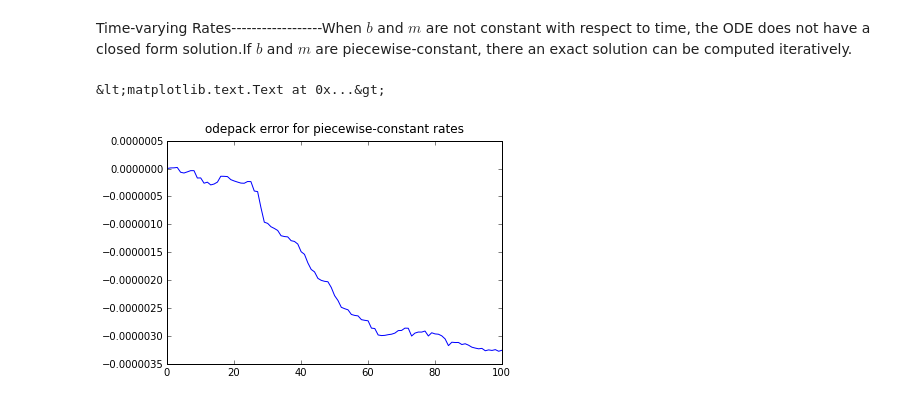
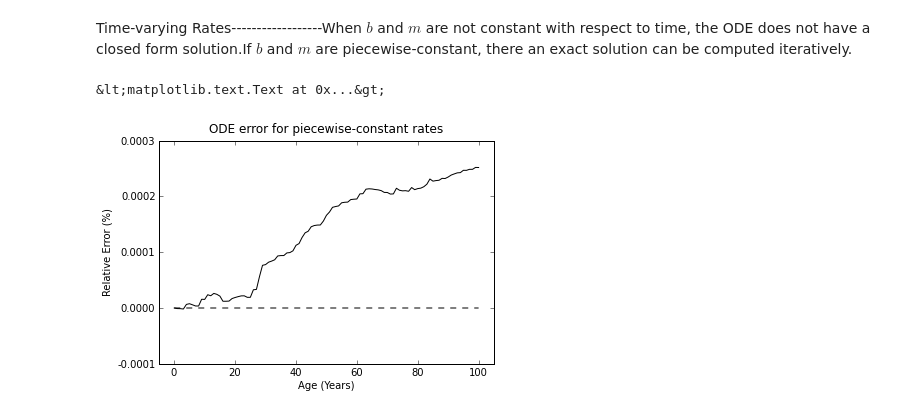
Before and after one commit to aflaxman/gbd, a Jupyter notebook: book/one_compartment.ipynb, the cells around one changed output. Drawn from its saved outputs; the diff is of its cells as text; code cells hidden in the pictures.

```diff
--- a/book/one_compartment.ipynb
+++ b/book/one_compartment.ipynb
@@ -26,12 +26,12 @@ plot_system()pl.figtext(0, .9, '\n (a)', ha='left', va='top', fontsize='xx-large
 # %% [markdown]
 Time-varying Rates------------------When $b$ and $m$ are not constant with respect to time, the ODE does not have a closed form solution.If $b$ and $m$ are piecewise-constant, there an exact solution can be computed iteratively.
 # %%
-b = .01*(2. - t/t.max())m = .005*(2. + t/t.max())
+h_b = .01*(2. - t/t.max())h_m = .005*(2. + t/t.max())
 # %%
-S_approx = scipy.integrate.odeint(one_compartment_ode, S_0, t, (b,m))S_exact = 1. * pl.zeros_like(t)S_exact[0] = S_0for i in range(len(t)-1):    S_exact[i+1] = S_exact[i]*pl.exp((b[i]-m[i])*(t[i+1]-t[i]))
+S_approx = scipy.integrate.odeint(one_compartment_ode, S_0, t, (h_b,h_m))S_exact = 1. * pl.zeros_like(t)S_exact[0] = S_0for i in range(len(t)-1):    S_exact[i+1] = S_exact[i]*pl.exp((h_b[i]-h_m[i])*(t[i+1]-t[i]))
-# %%
-plot(t, S_exact-S_approx.reshape(101))title('odepack error for piecewise-constant rates')
-# %% [output]
-&lt;matplotlib.text.Text at 0x...&gt;
-[figure, removed]
+# %%
+plot(t, 100*(S_approx.reshape(101) - S_exact)/S_exact, 'k')hlines([0],0,100,color='k',linestyle='--')ylabel('Relative Error (%)')xlabel('Age (Years)')yt = [-10e-5, 0, 10e-5, 20e-5, 30e-5]yticks(yt, ['%.4f'%y for y in yt])axis([-5,105,-10e-5, 30e-5])title('ODE error for piecewise-constant rates')
+# %% [output]
+&lt;matplotlib.text.Text at 0x...&gt;
+[figure, added]
 # %%
```
Also changed, not shown: parts of 9 cells of this notebook, 4 other files.
